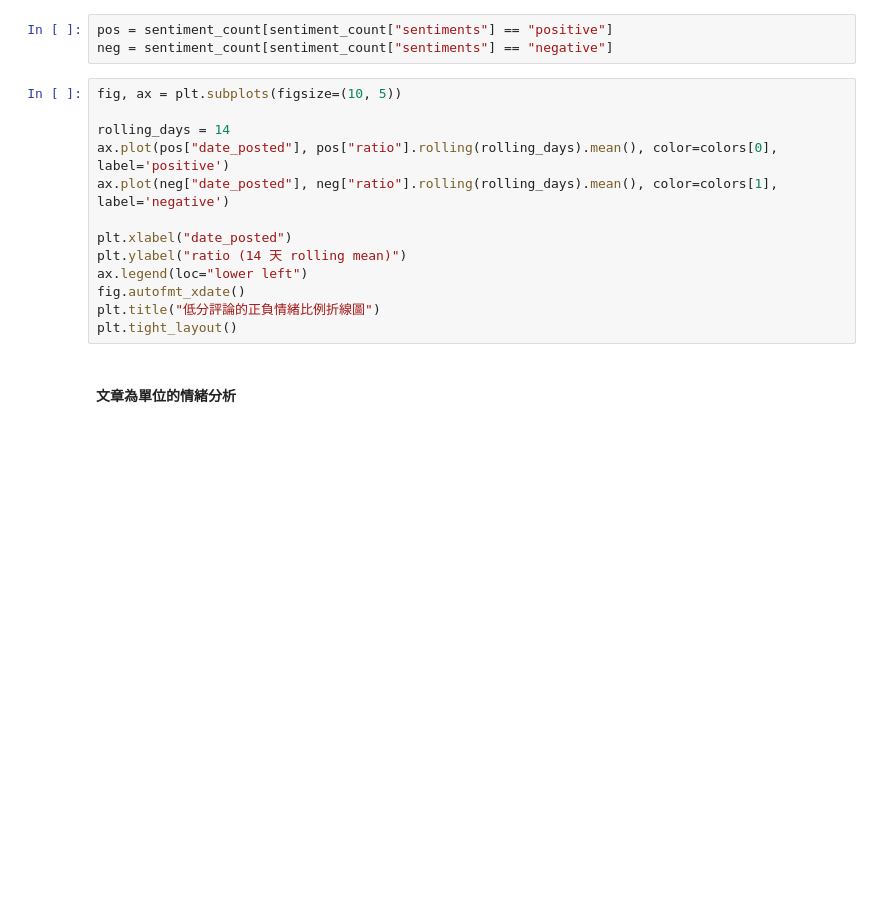
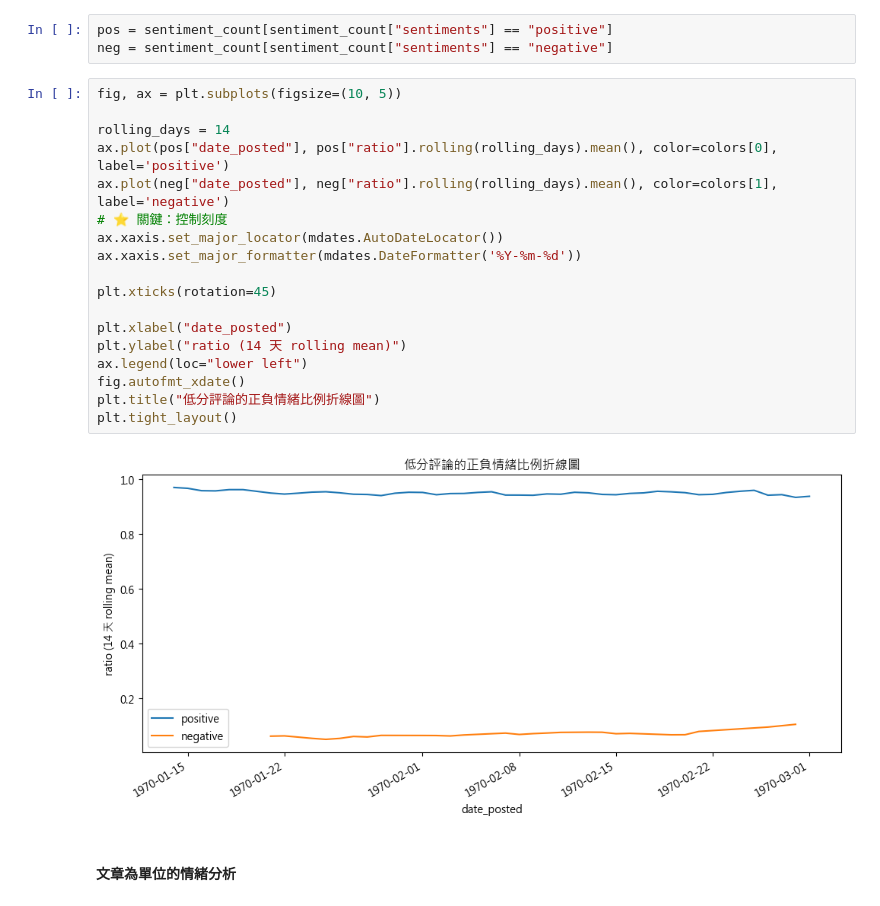
Before and after one commit to wooooodfire/SMA_G2_PRJ1, a Jupyter notebook: tripadvisor-project1-ver2.ipynb, the cells around one changed output. Cells and saved outputs as stored; diff of their text form; blank space fills up the shorter version.

```diff
--- a/tripadvisor-project1-ver2.ipynb
+++ b/tripadvisor-project1-ver2.ipynb
@@ -1298,16 +1760,23 @@ neg = sentiment_count[sentiment_count["sentiments"] == "negative"]
 # %%
 fig, ax = plt.subplots(figsize=(10, 5))
 
 rolling_days = 14
 ax.plot(pos["date_posted"], pos["ratio"].rolling(rolling_days).mean(), color=colors[0], label='positive')
 ax.plot(neg["date_posted"], neg["ratio"].rolling(rolling_days).mean(), color=colors[1], label='negative')
+# ⭐ 關鍵：控制刻度
+ax.xaxis.set_major_locator(mdates.AutoDateLocator())
+ax.xaxis.set_major_formatter(mdates.DateFormatter('%Y-%m-%d'))
+
+plt.xticks(rotation=45)
 
 plt.xlabel("date_posted")
 plt.ylabel("ratio (14 天 rolling mean)")
 ax.legend(loc="lower left")
 fig.autofmt_xdate()
 plt.title("低分評論的正負情緒比例折線圖")
 plt.tight_layout()
+# %% [output]
+[figure, added]
 # %% [markdown]
 #### 文章為單位的情緒分析
 # %%
```
Also changed, not shown: parts of 84 cells of this notebook.
